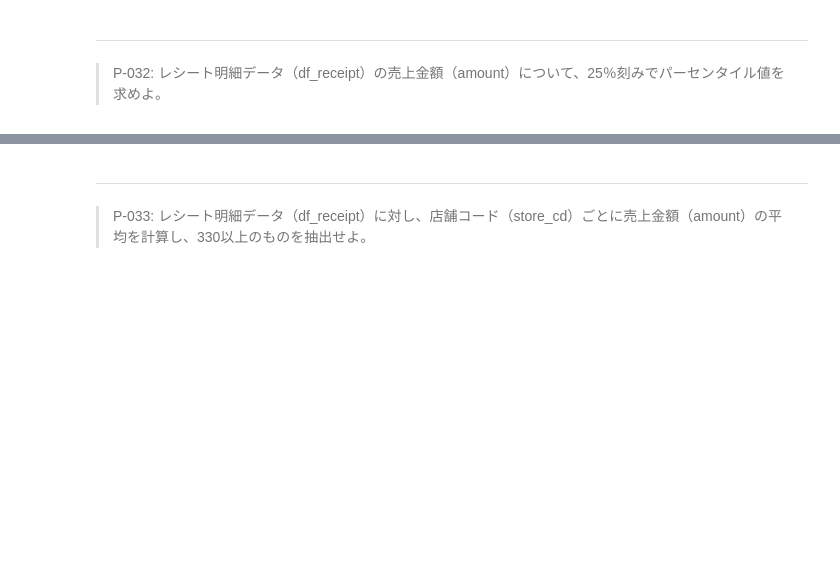
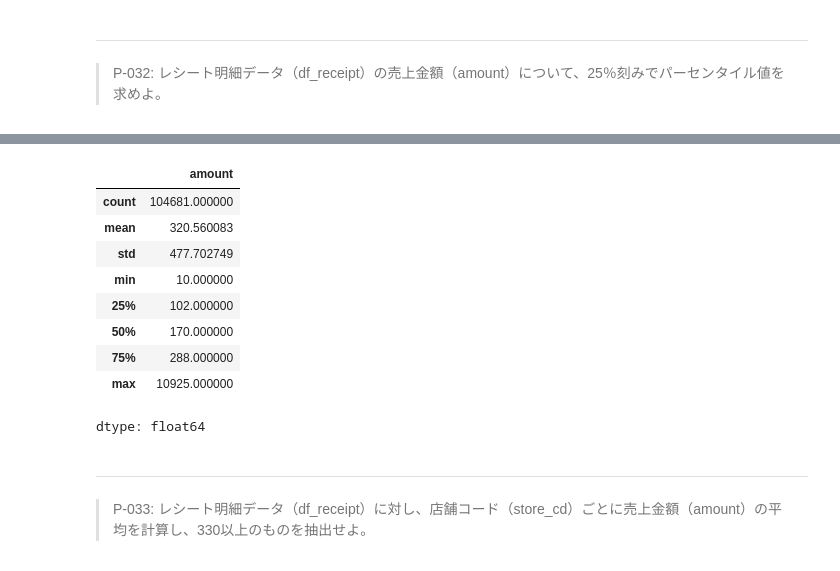
Before and after one commit to kichimura60/100knock, a Jupyter notebook: docker/work/preprocess_knock_Python.ipynb, the cells around one changed output, grey strips where cells are left out. Cells and saved outputs as stored; diff of their text form; code cells hidden in the pictures; blank space fills up the shorter version.

```diff
--- a/docker/work/preprocess_knock_Python.ipynb
+++ b/docker/work/preprocess_knock_Python.ipynb
@@ -641,3 +662,16 @@ numpy.std(a, axis=None, dtype=None, out=None, ddof=0, keepdims=)
+# %%
+df_receipt['amount'].describe()
+# %% [output]
+|  | amount |
+| count | 104681.000000 |
+| mean | 320.560083 |
+| std | 477.702749 |
+| min | 10.000000 |
+| 25% | 102.000000 |
+| 50% | 170.000000 |
+| 75% | 288.000000 |
+| max | 10925.000000 |
+dtype: float64
 # %% [markdown]
 ---
 > P-033: レシート明細データ（df_receipt）に対し、店舗コード（store_cd）ごとに売上金額（amount）の平均を計算し、330以上のものを抽出せよ。
```
Also changed, not shown: parts of 6 cells of this notebook.
